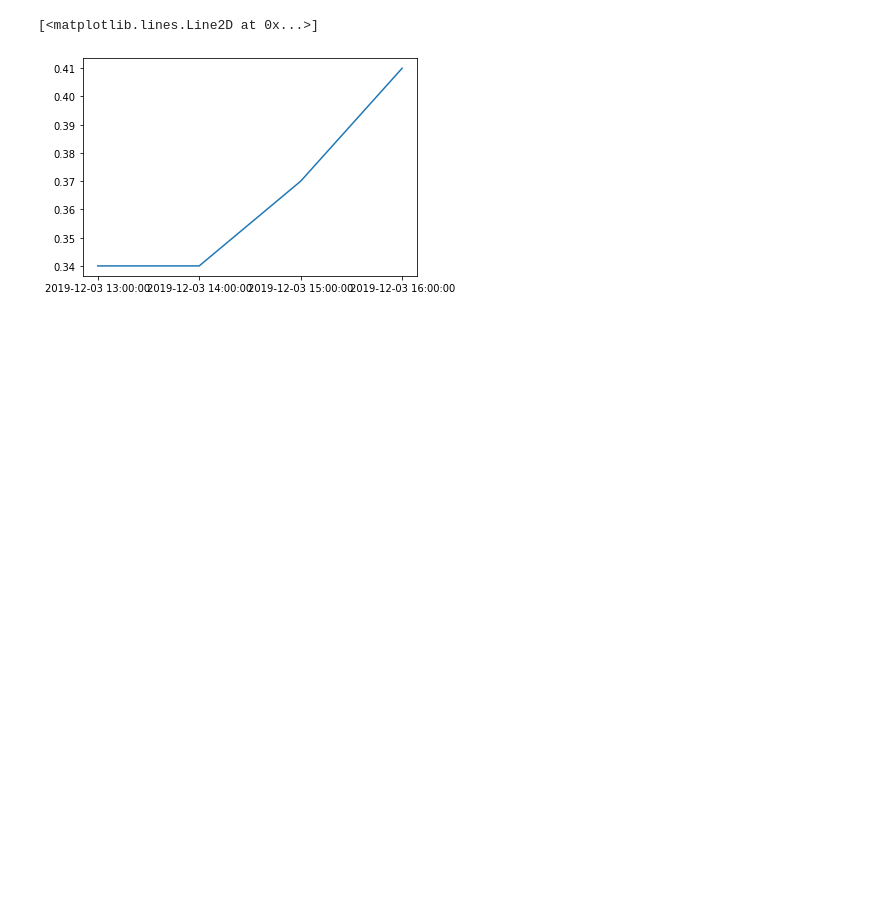
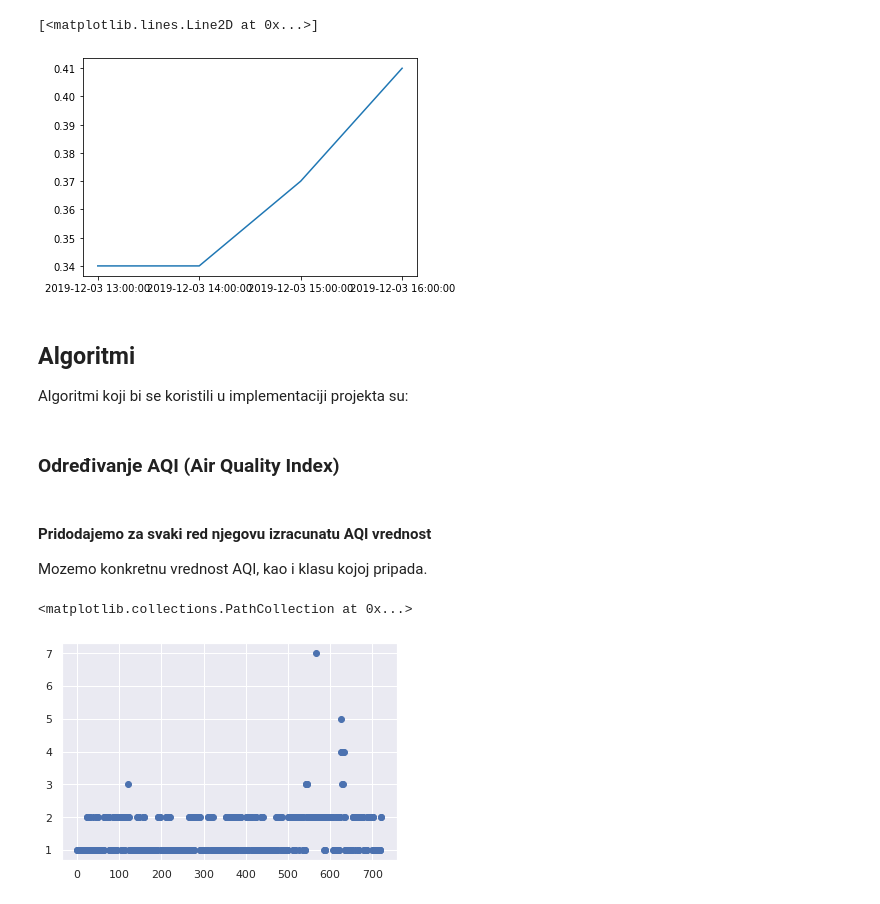
Before and after one commit to Selich/Serbian-Airquality, a Jupyter notebook: dashboard.ipynb, the cells around one changed output. Cells and saved outputs as stored; diff of their text form; code cells hidden in the pictures; blank space fills up the shorter version.

```diff
--- a/dashboard.ipynb
+++ b/dashboard.ipynb
@@ -23,3 +28,58 @@ plt.plot(x,y)
 # %% [output]
 [<matplotlib.lines.Line2D at 0x...>]
 [figure]
+# %% [markdown]
+## Algoritmi
+Algoritmi koji bi se koristili u implementaciji projekta su:
+# %% [markdown]
+###  Određivanje AQI (Air Quality Index)
+# %%
+constraints = {
+    "AQI": [0,50, 100, 150, 200, 300, 400, 500],
+    "CO": [0,4.4, 9.4, 12.4, 15.4, 30.4, 40.4, 50.4],
+    "SO2": [0,35, 75, 185, 304, 604, 804, 1004],
+    "NO2": [0,53, 100, 360, 649, 1249, 1649, 2049],
+    "PM25": [0,12, 35.4, 55.4, 150.4, 250.4, 350.4, 500.4]
+}
+
+class AQI():
+
+    def calculate_aqi(self,conc,gas):
+        for i in range(0,len(constraints[gas]) - 1):
+            if constraints[gas][i] < conc <= constraints[gas][i+1]:
+                mmin = i
+                mmax = i + 1
+                break
+
+        aqi = (conc - constraints[gas][mmin]) * (constraints["AQI"][mmax] - constraints["AQI"][mmin])
+        aqi /= (constraints[gas][mmax] - constraints[gas][mmin])
+        aqi += constraints["AQI"][mmin]
+        return aqi
+
+    def categorize_aqi(self,conc,gas):
+        aqi = self.calculate_aqi(conc,gas)
+        for i in range(0,len(constraints[gas]) - 1):
+            if constraints[gas][i] < aqi <= constraints[gas][i+1]:
+                return i + 1
+        return 0
+
+
+    def get_value(self):
+        return self.aqi
+# %% [markdown]
+#### Pridodajemo za svaki red njegovu izracunatu AQI vrednost
+
+Mozemo konkretnu vrednost AQI, kao i klasu kojoj pripada.
+# %%
+data = read_data("beograd")
+data.head()
+x = data["Vreme"].values
+x = np.linspace(0, len(x), len(x))
+y = data["CO [mg.m-3]"].ffill(axis=0)
+aqi = AQI()
+y = y.apply(lambda row: aqi.categorize_aqi(row, "CO"))
+y.head()
+plt.scatter(x,y)
+# %% [output]
+<matplotlib.collections.PathCollection at 0x...>
+[figure, added]
```
Also changed, not shown: parts of 6 cells of this notebook.
